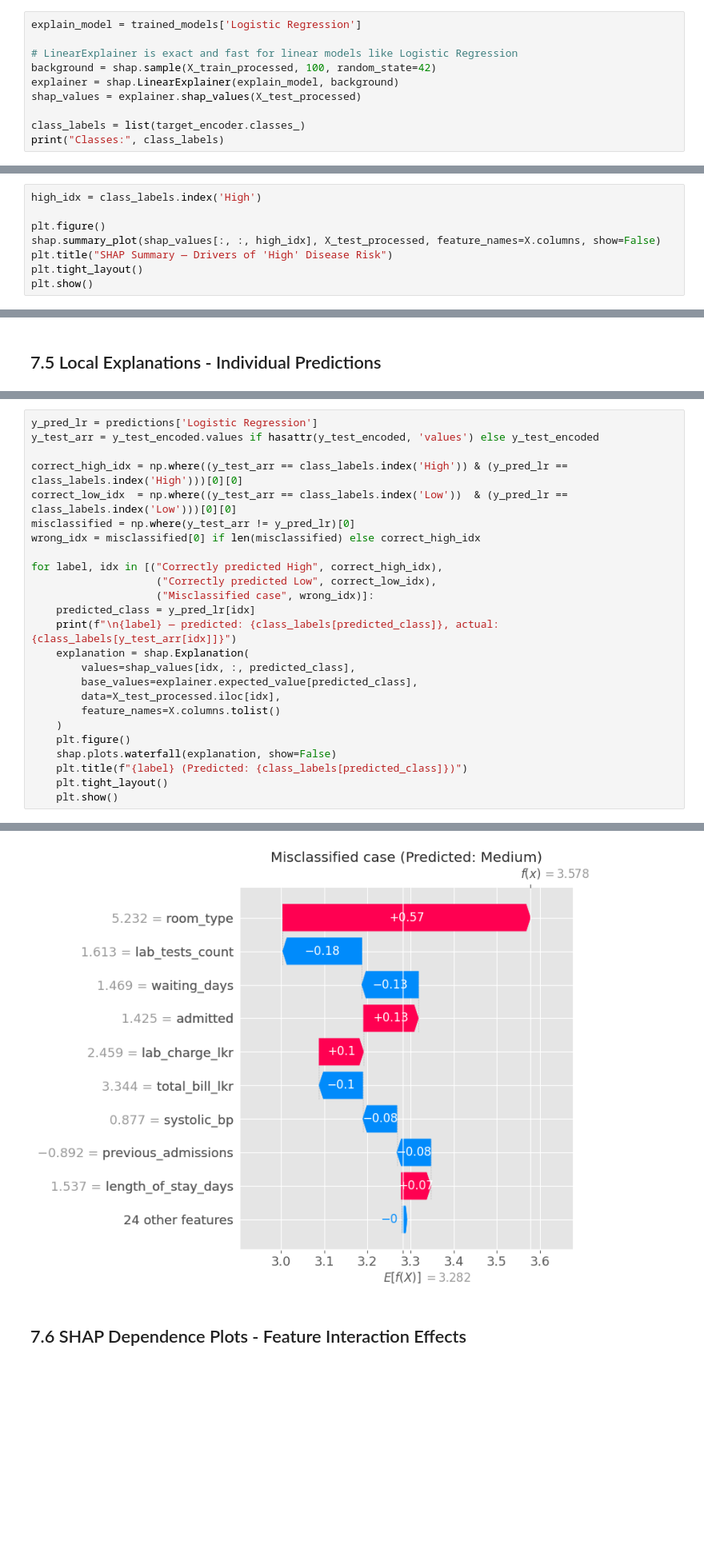
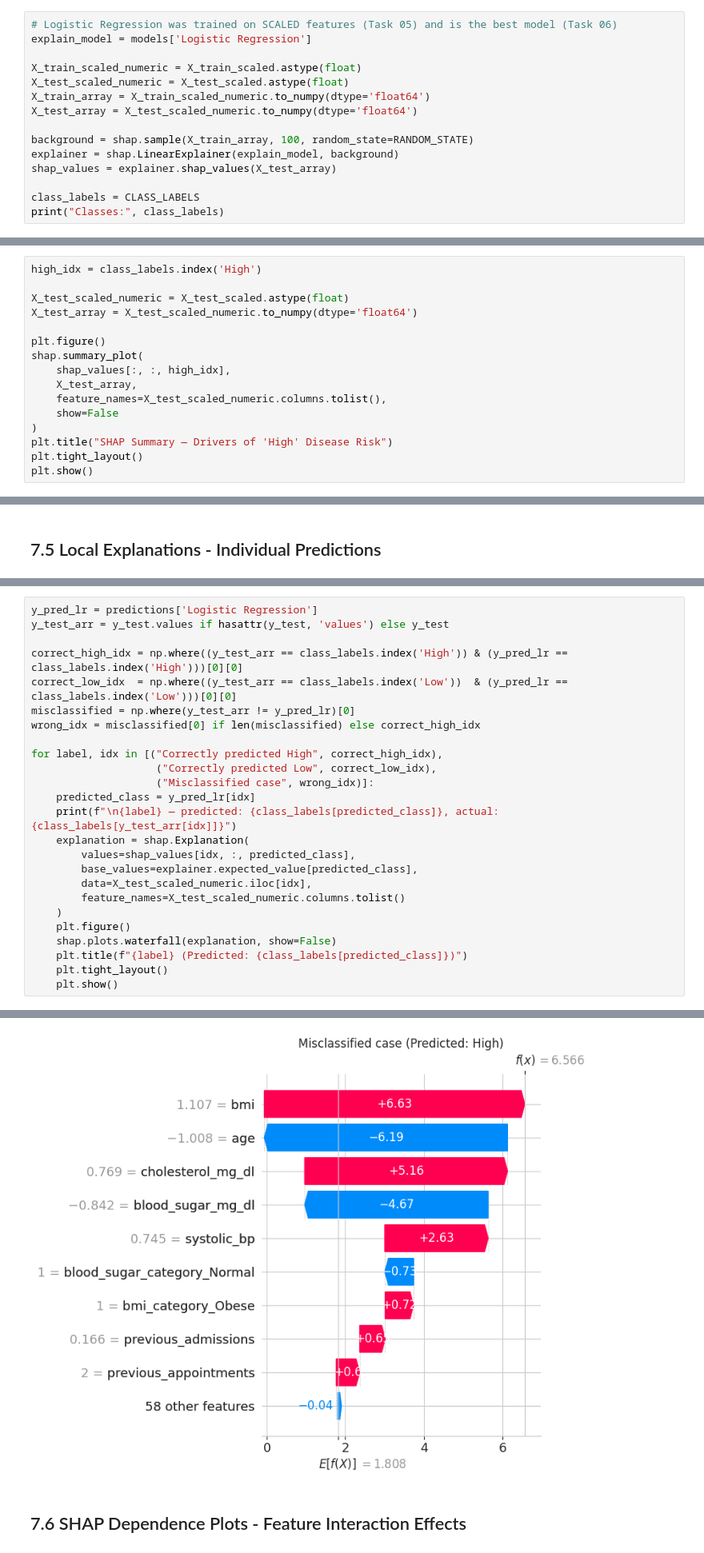
Before and after one commit to ThilaniDilmani/SmartCare-Hospital-AI, a Jupyter notebook: notebooks/task07_08_explainability_prototype.ipynb, the cells around one changed output, grey strips where cells are left out. Shown at 80% size. Drawn from its saved outputs; the diff is of its cells as text; blank space fills up the shorter version.

Commit message:
Update Task 7: fix SHAP/LIME dtype handling

```diff
--- a/notebooks/task07_08_explainability_prototype.ipynb
+++ b/notebooks/task07_08_explainability_prototype.ipynb
@@ -13,13 +13,18 @@ shap.initjs()
 # %% [markdown]
 ## 7.2 Build Explainer and Compute SHAP Values
 # %%
-explain_model = trained_models['Logistic Regression']
+# Logistic Regression was trained on SCALED features (Task 05) and is the best model (Task 06)
+explain_model = models['Logistic Regression']
 
-# LinearExplainer is exact and fast for linear models like Logistic Regression
-background = shap.sample(X_train_processed, 100, random_state=42)
+X_train_scaled_numeric = X_train_scaled.astype(float)
+X_test_scaled_numeric = X_test_scaled.astype(float)
+X_train_array = X_train_scaled_numeric.to_numpy(dtype='float64')
+X_test_array = X_test_scaled_numeric.to_numpy(dtype='float64')
+
+background = shap.sample(X_train_array, 100, random_state=RANDOM_STATE)
 explainer = shap.LinearExplainer(explain_model, background)
-shap_values = explainer.shap_values(X_test_processed)
+shap_values = explainer.shap_values(X_test_array)
 
-class_labels = list(target_encoder.classes_)
+class_labels = CLASS_LABELS
 print("Classes:", class_labels)
 # %% [output]
@@ -31,8 +36,16 @@ This bar chart compares average feature importance across all three risk classes
 # %%
 high_idx = class_labels.index('High')
 
+X_test_scaled_numeric = X_test_scaled.astype(float)
+X_test_array = X_test_scaled_numeric.to_numpy(dtype='float64')
+
 plt.figure()
-shap.summary_plot(shap_values[:, :, high_idx], X_test_processed, feature_names=X.columns, show=False)
+shap.summary_plot(
+    shap_values[:, :, high_idx],
+    X_test_array,
+    feature_names=X_test_scaled_numeric.columns.tolist(),
+    show=False
+)
 plt.title("SHAP Summary — Drivers of 'High' Disease Risk")
 plt.tight_layout()
 plt.show()
@@ -55,6 +69,6 @@ plt.show()
 # %%
 y_pred_lr = predictions['Logistic Regression']
-y_test_arr = y_test_encoded.values if hasattr(y_test_encoded, 'values') else y_test_encoded
+y_test_arr = y_test.values if hasattr(y_test, 'values') else y_test
 
 correct_high_idx = np.where((y_test_arr == class_labels.index('High')) & (y_pred_lr == class_labels.index('High')))[0][0]
 correct_low_idx  = np.where((y_test_arr == class_labels.index('Low'))  & (y_pred_lr == class_labels.index('Low')))[0][0]
@@ -69,8 +83,8 @@ for label, idx in [("Correctly predicted High", correct_high_idx),
     explanation = shap.Explanation(
         values=shap_values[idx, :, predicted_class],
         base_values=explainer.expected_value[predicted_class],
-        data=X_test_processed.iloc[idx],
-        feature_names=X.columns.tolist()
+        data=X_test_scaled_numeric.iloc[idx],
+        feature_names=X_test_scaled_numeric.columns.tolist()
     )
     plt.figure()
     shap.plots.waterfall(explanation, show=False)
@@ -86,4 +100,4 @@ Misclassified case — predicted: Medium, actual: High
-[figure, old version]
+[figure, new version]
 # %% [markdown]
 ## 7.6 SHAP Dependence Plots - Feature Interaction Effects
 # %%
```
Also changed, not shown: parts of 17 cells of this notebook.
